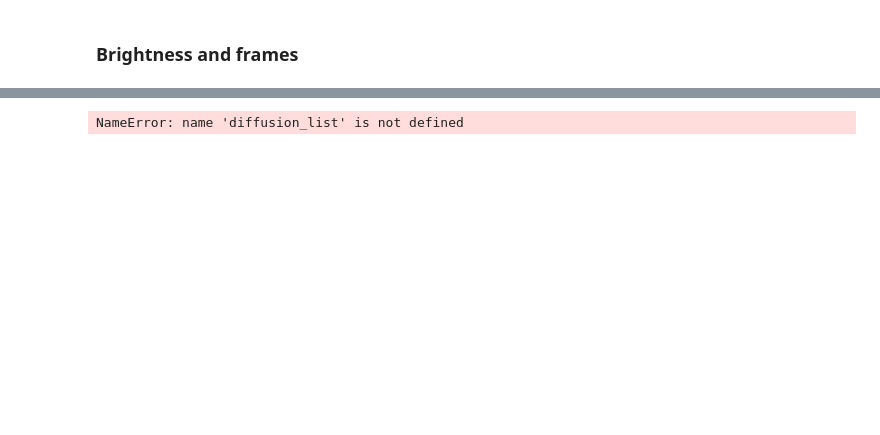
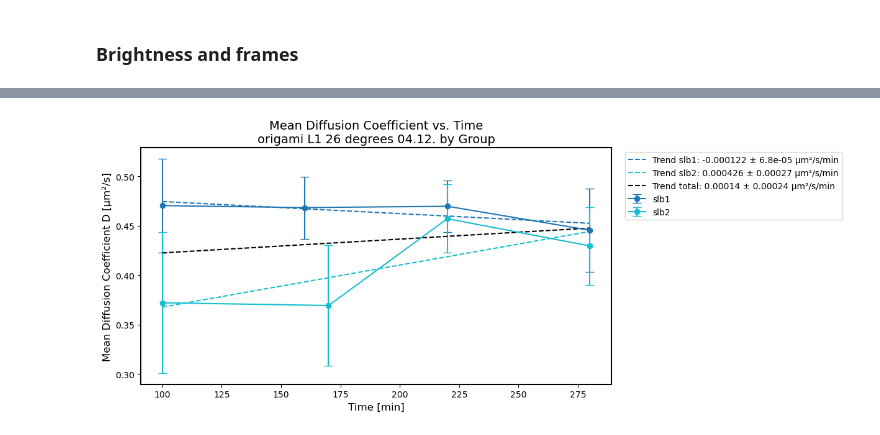
Before and after one commit to bigschorsch/TIRF-microscopy-data, a Jupyter notebook: diffusion_AM_FORcycle_NEW.ipynb, the cells around one changed output, grey strips where cells are left out. Drawn from its saved outputs; the diff is of its cells as text; code cells hidden in the pictures; blank space fills up the shorter version.

```diff
--- a/diffusion_AM_FORcycle_NEW.ipynb
+++ b/diffusion_AM_FORcycle_NEW.ipynb
@@ -427,7 +456,7 @@ import os
 
 # Zeitpunkte und Mittelwerte sammeln
 data_groups = ['slb1', 'slb2']
-custom_title = "pmhc 26 degrees 02.10."
+custom_title = "origami L1 26 degrees 04.12."
 times = []
 mean_D = []
 sem_D = []
@@ -483,34 +512,34 @@ for i, group in enumerate(data_groups):
         coef, cov = np.polyfit(group_times, group_mean_D, 1, cov=True)
         p = np.poly1d(coef)
         x_fit = np.linspace(np.nanmin(group_times), np.nanmax(group_times), 100)
         y_fit = p(x_fit)
         slope = coef[0]
         slope_err = np.sqrt(cov[0,0])
         trend_label = f"Trend {group}: {slope:.3g} ± {slope_err:.2g} µm²/s/min"
         plt.plot(x_fit, y_fit, '--', color=colors[group], label=trend_label)
 
 # Gesamtrend berechnen
 coef, cov = np.polyfit(times, mean_D, 1, cov=True)
 p = np.poly1d(coef)
 x_fit = np.linspace(np.nanmin(times), np.nanmax(times), 100)
 y_fit = p(x_fit)
 slope = coef[0]
 slope_err = np.sqrt(cov[0,0])
 trend_label = f"Trend total: {slope:.3g} ± {slope_err:.2g} µm²/s/min"
 plt.plot(x_fit, y_fit, '--', color='black', label=trend_label)
 
 plt.xlabel("Time [min]", fontsize=12)
 plt.ylabel("Mean Diffusion Coefficient D [µm²/s]", fontsize=12)
 plt.title(f"Mean Diffusion Coefficient vs. Time\n{custom_title} by Group", fontsize=14)
 plt.legend(loc='upper left', bbox_to_anchor=(1.02, 1), frameon=True, fontsize=10)
 plt.tight_layout(rect=[0, 0, 0.82, 1])  # Platz für Legende
 
 save_dir = f'{data_dir}/plots'
 os.makedirs(save_dir, exist_ok=True)
 plt.savefig(os.path.join(save_dir, "Mean_D_vs_Time_by_group.png"), bbox_inches='tight')
 plt.show()
 # %% [output]
-NameError: name 'diffusion_list' is not defined
+[figure, added]
 # %%
 from pathlib import Path
 import numpy as np
```
Also changed, not shown: parts of 19 cells of this notebook, 1 other file.
